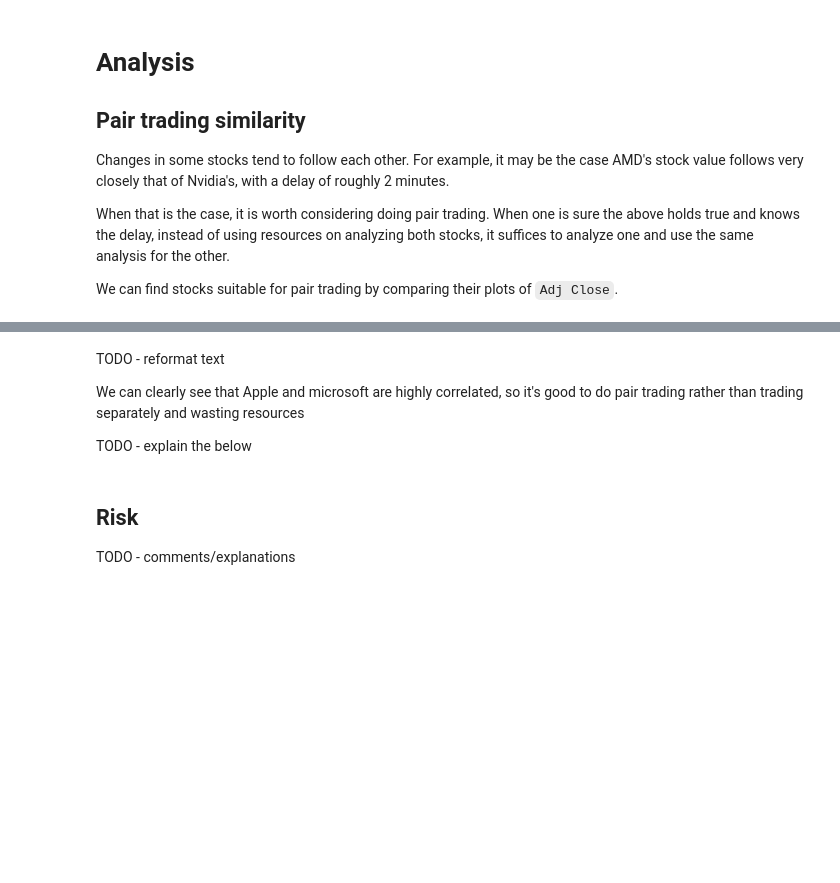
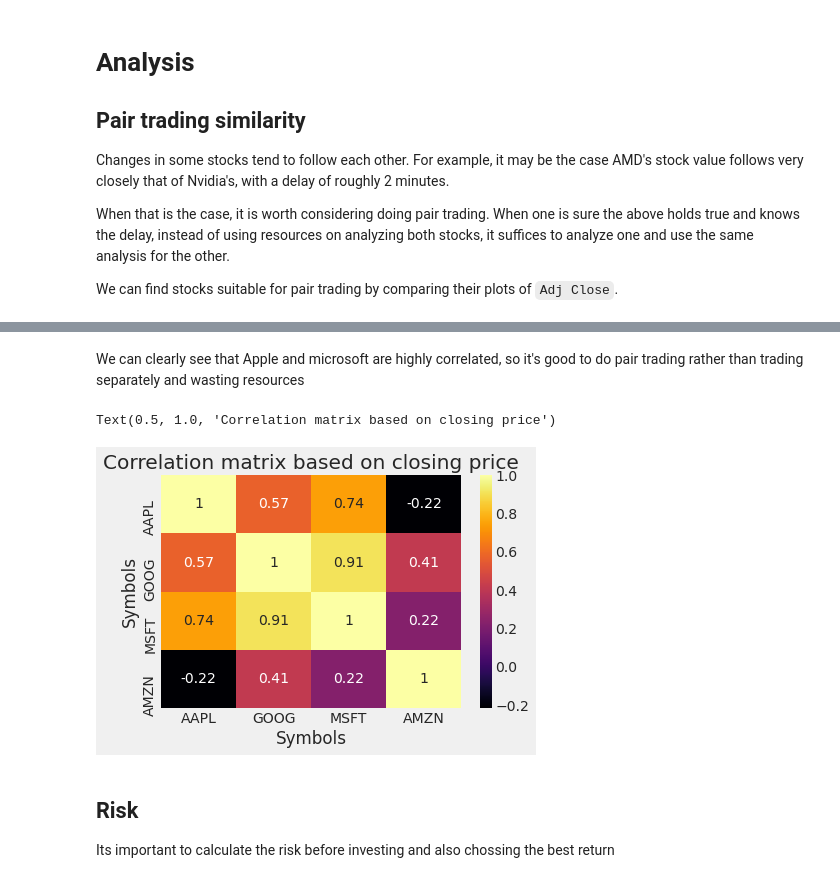
Before and after one commit to bujowskis/put-DV, a Jupyter notebook: ass-3/ass-3.ipynb, the cells around one changed output, grey strips where cells are left out. Saved outputs shown, nothing was run; the diff lists cells and outputs as text; code cells hidden in the pictures; blank space fills up the shorter version.

```diff
--- a/ass-3/ass-3.ipynb
+++ b/ass-3/ass-3.ipynb
@@ -361,16 +382,18 @@ sns.heatmap(tech_rets.corr(), annot=True, cmap='gist_heat_r')
 # %% [markdown]
-TODO - reformat text
+
 
 We can clearly see that Apple and microsoft are highly correlated, so it's good to do pair trading rather than trading separately and wasting resources
-
-TODO - explain the below
 # %%
-# TODO - what's this one about compared to the above?
+
 sns.heatmap(closing_df.corr(), annot=True, cmap='inferno')
+plt.title('Correlation matrix based on closing price')
+# %% [output]
+Text(0.5, 1.0, 'Correlation matrix based on closing price')
+[figure, added]
-# %% [markdown]
-## Risk
-
-TODO - comments/explanations
+# %% [markdown]
+## Risk
+
+Its important to calculate the risk before investing and also chossing the best return
 # %%
 rets = tech_rets.dropna()
 
```
Also changed, not shown: parts of 33 cells of this notebook.
